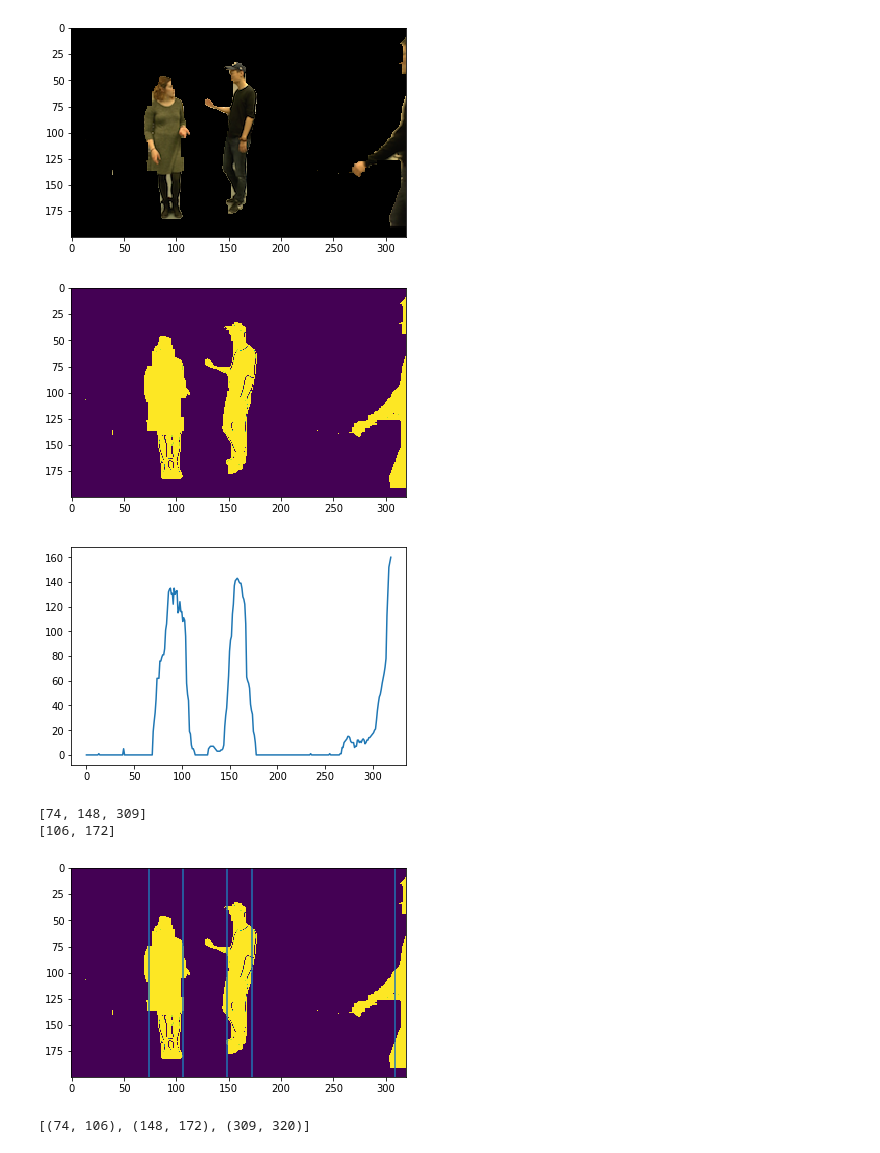
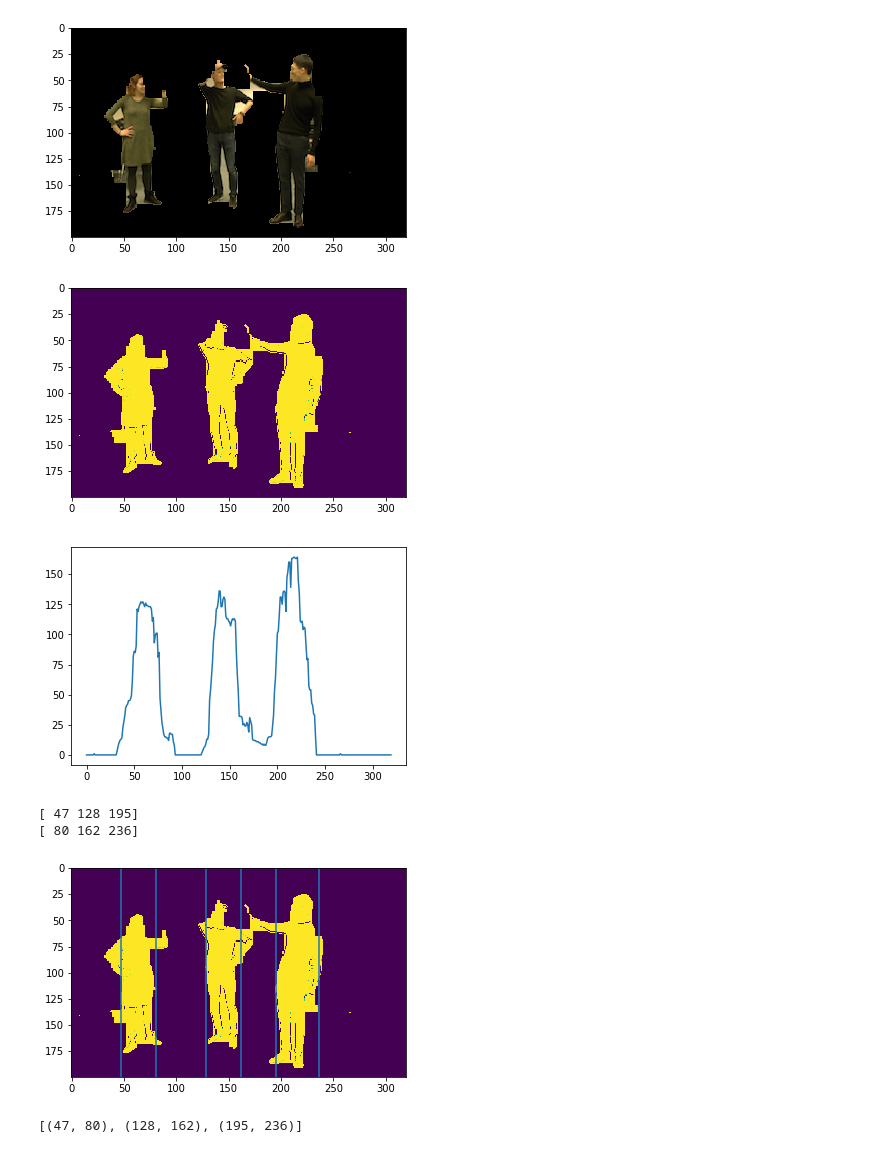
Before and after one commit to casouri/acura-detection, a Jupyter notebook: image/main.ipynb, the cells around one changed output. Drawn from its saved outputs; the diff is of its cells as text; code cells hidden in the pictures.

```diff
--- a/image/main.ipynb
+++ b/image/main.ipynb
@@ -56,21 +51,21 @@ def plus_within(num1, num2, max_):
 def last_nonzero(lis):
     return first_nonzero(lis.reversed())
 # %%
-after_sub = cv2.imread("after_sub.png",1)
+after_sub = cv2.imread("after_sub_3.png",1)
 plt.imshow(after_sub)
 plt.show()
 # %% [output]
-[figure, old version]
+[figure, new version]
 # %%
 mask = cv2.threshold(after_sub, 1, 255, cv2.THRESH_BINARY)[1]
 binary_mask = cv2.cvtColor(mask, cv2.COLOR_RGB2GRAY)
 plt.imshow(binary_mask)
 plt.show()
 # %% [output]
-[figure, old version]
+[figure, new version]
 # %%
 img = binary_mask
-min_height = 50
+min_height = 90
 max_height = 180
 # %%
 #
@@ -83,65 +78,100 @@ nonzero_height_in_line_list = np.count_nonzero(img, axis=0)
 plt.plot(nonzero_height_in_line_list)
 plt.show()
 # %% [output]
-[figure, old version]
+[figure, new version]
 # %%
 #
 # 2: get positions of lines with enough height
 #
 
 list_of_left_side_of_body = []
 list_of_right_side_of_body = []
 
 
 width = len(nonzero_height_in_line_list)
 for index in range(0, width):
     length = nonzero_height_in_line_list[index]
 
-    length_before = nonzero_height_in_line_list[minus_within(
-        index, 1, 0)]
+    length_before = nonzero_height_in_line_list[minus_within(index, 1, 0)]
+    curve_around = [
+        nonzero_height_in_line_list[idx]
+        for idx in range(
+            minus_within(index, 10, 0), plus_within(index, 10, width))
+    ]
+
+    # fix the cure to a second degree polynomio
+    poly = np.poly1d(np.polyfit(range(len(curve_around)), curve_around, 2))
+    deriv = poly.deriv()
+    # direction > 0 means height increasing, opposite means decreasing
+    direction = deriv(len(curve_around) / 2)
 
     if length < max_height:
-        if length_before <= min_height and length >= min_height:
+        if length_before <= min_height and length >= min_height and direction > 0:
             # increasing height
             list_of_left_side_of_body.append(index)
-        elif length_before >= min_height and length <= min_height:
+        elif length_before >= min_height and length <= min_height and direction < 0:
             # decreasing height
             list_of_right_side_of_body.append(index)
+
+
+    # remove positions that are too close to each other
+    # between two left postion or two right position,
+    # there should be at least 50 pixels
+    tmp_list = copy.copy(list_of_left_side_of_body)
+    list_of_left_side_of_body = []
+    for index in range(0, len(tmp_list)):
+        if not (index >= 1 and
+                (tmp_list[index] - tmp_list[index - 1]) < 50):
+            list_of_left_side_of_body.append(tmp_list[index])
+
+    tmp_list = copy.copy(list_of_right_side_of_body)
+    list_of_right_side_of_body = []
+    for index in range(0, len(tmp_list)):
+        if not (index >= 1 and
+                (tmp_list[index] - tmp_list[index - 1]) < 50):
+            list_of_right_side_of_body.append(tmp_list[index])
+
+
+# make the range wider between left and right
+# so more body can be coverd
+PADDING = 5
+list_of_left_side_of_body = np.subtract(list_of_left_side_of_body, PADDING)
+list_of_right_side_of_body = np.add(list_of_right_side_of_body,
+                                         PADDING)
 
 
 print(list_of_left_side_of_body)
 print(list_of_right_side_of_body)
 
-for xcoord in list_of_left_side_of_body + list_of_right_side_of_body:
+for xcoord in list(list_of_left_side_of_body) + list(list_of_right_side_of_body):
     plt.axvline(xcoord)
 plt.imshow(img)
 plt.show()
 # %% [output]
-[74, 148, 309]
-[106, 172]
+[ 47 128 195]
+[ 80 162 236]
-[figure, old version]
+[figure, new version]
 # %%
 #
 # 3: pack each two lines into a tuple that represent a body
 #
 
-
 # body_sides is a list of tuples of left and right position of each body
 if len(list_of_left_side_of_body) < len(list_of_right_side_of_body):
-    body_sides = zip([0] + [list_of_left_side_of_body],
+    body_sides = zip([0] + list_of_left_side_of_body,
                      list_of_right_side_of_body)
 elif len(list_of_left_side_of_body) > len(list_of_right_side_of_body):
     body_sides = zip(list_of_left_side_of_body,
                      list_of_right_side_of_body + [width])
 else:
-    body_sides = zip(list_of_left_side_of_body,
-                     list_of_right_side_of_body)
+    body_sides = zip(list_of_left_side_of_body, list_of_right_side_of_body)
 
 # so we can use it many times with out exhausting it (as iterator)
 body_sides = list(body_sides)
+
 print(body_sides)
 # %% [output]
-[(74, 106), (148, 172), (309, 320)]
+[(47, 80), (128, 162), (195, 236)]
 # %%
 #
 # 4: find upper left and down right of each body
```
Also changed, not shown: parts of 4 cells of this notebook, 1 other file.
